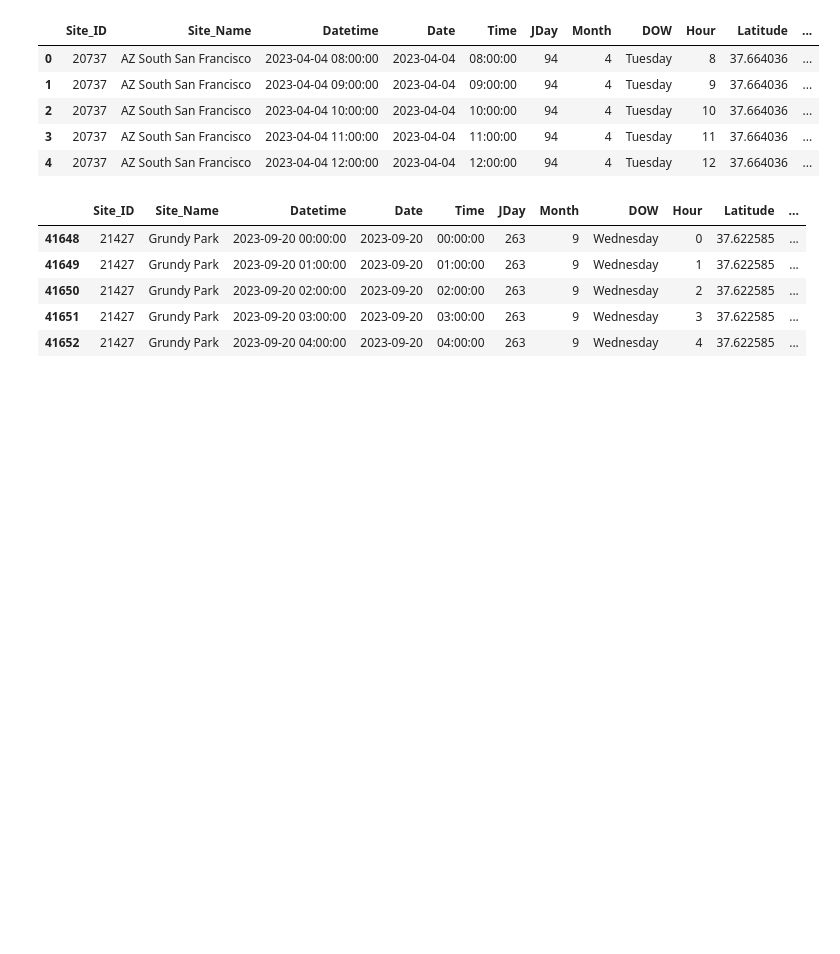
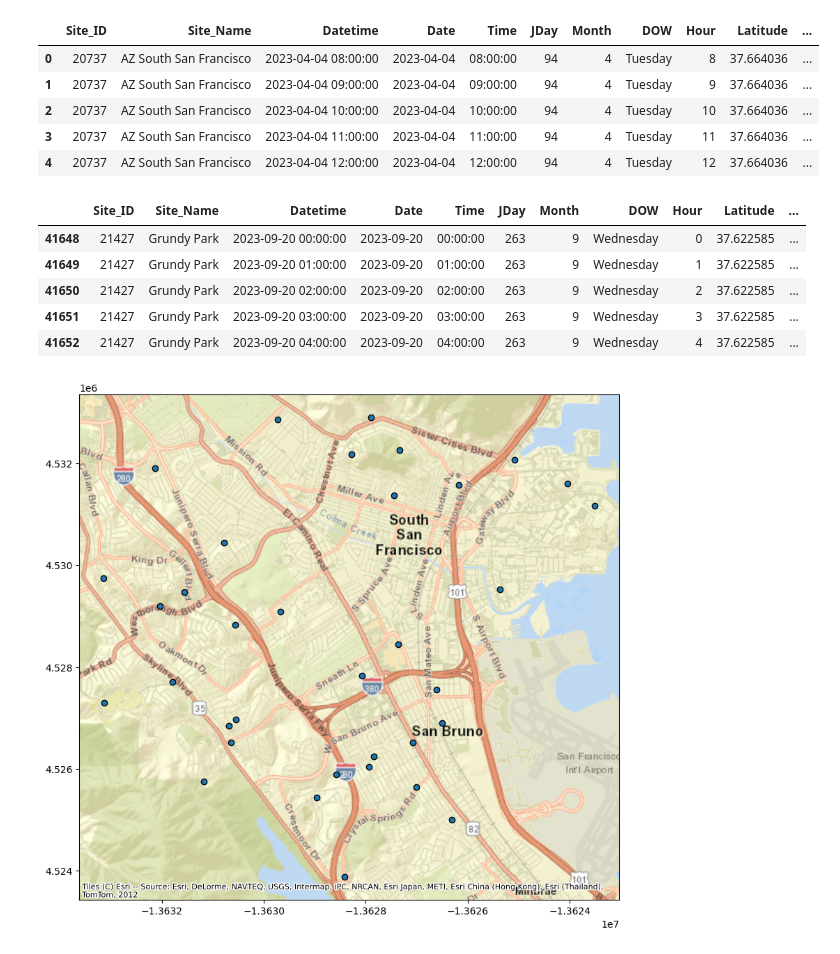
Before and after one commit to macks26/rise-south-city-dashboard, a Jupyter notebook: code/asds_eda.ipynb, the cells around one changed output. Saved outputs shown, nothing was run; the diff lists cells and outputs as text; code cells hidden in the pictures; blank space fills up the shorter version.

```diff
--- a/code/asds_eda.ipynb
+++ b/code/asds_eda.ipynb
@@ -14,3 +16,7 @@ purple_df.head()
 | 2 | 20737 | AZ South San Francisco | 2023-04-06 | 2023-04-06 | 96.0 | 4.0 | Thursday | 6 | 37.664036 | -122.39622 | ... |
 | 3 | 20737 | AZ South San Francisco | 2023-04-07 | 2023-04-07 | 97.0 | 4.0 | Friday | 7 | 37.664036 | -122.39622 | ... |
 | 4 | 20737 | AZ South San Francisco | 2023-04-08 | 2023-04-08 | 98.0 | 4.0 | Saturday | 8 | 37.664036 | -122.39622 | ... |
+# %%
+# Load metadata
+purple_metadata = pd.read_csv('../data/ASDS 2018-2023 for South San Francisco and San Bruno Metadata.csv')
+purple_metadata.head()
@@ -174,3 +186,14 @@ fig.update_layout(
 
 # Show figure
 fig.show()
+# %%
+# Convert the metadata to a GeoDataFrame
+purple_gdf = gpd.GeoDataFrame(purple_metadata,
+                              geometry=gpd.points_from_xy(purple_metadata["Longitude"], purple_metadata["Latitude"],
+                                                          crs='EPSG:4326'))
+
+# Plot the locations of the monitoring sites
+ax = purple_gdf.to_crs('EPSG:3857').plot(figsize=(10, 10), edgecolor='k')
+cx.add_basemap(ax, source=cx.providers.Esri.WorldStreetMap)
+# %% [output]
+[figure, added]
```
Also changed, not shown: parts of 4 cells of this notebook, 2 other files.
